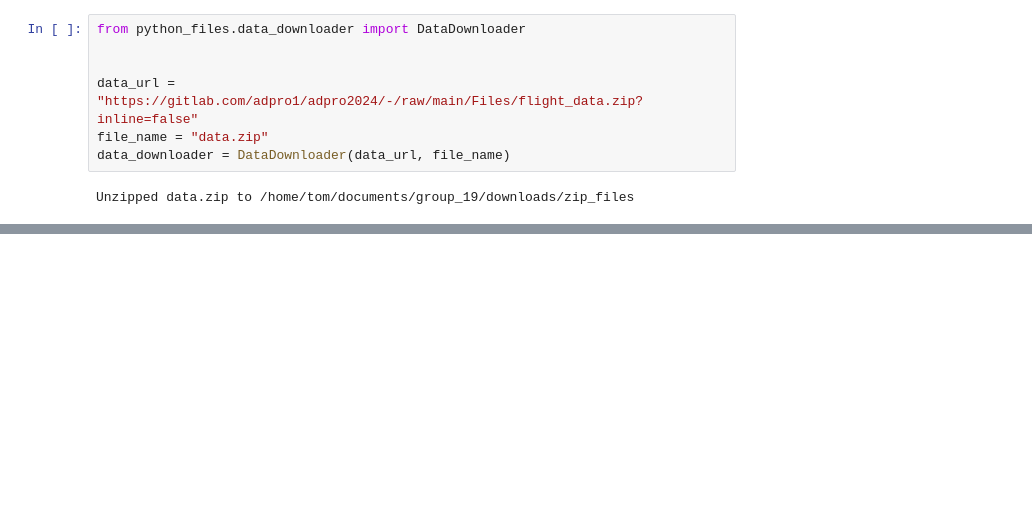
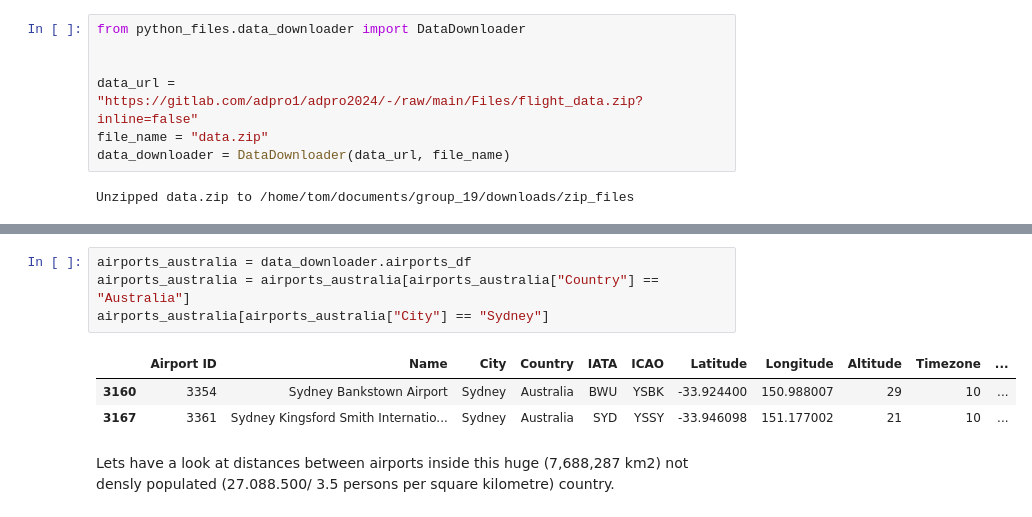
Before and after one commit to BenjaminSchmidt2000/flight-predictor, a Jupyter notebook: Showcase_Notebook.ipynb, the cells around one changed output, grey strips where cells are left out. Saved outputs shown, nothing was run; the diff lists cells and outputs as text; blank space fills up the shorter version.

```diff
--- a/Showcase_Notebook.ipynb
+++ b/Showcase_Notebook.ipynb
@@ -29,0 +24,10 @@ IndexError: single positional indexer is out-of-bounds
+# %%
+airports_australia = data_downloader.airports_df
+airports_australia = airports_australia[airports_australia["Country"] == "Australia"]
+airports_australia[airports_australia["City"] == "Sydney"]
+# %% [output]
+|  | Airport ID | Name | City | Country | IATA | ICAO | Latitude | Longitude | Altitude | Timezone | ... |
+| 3160 | 3354 | Sydney Bankstown Airport | Sydney | Australia | BWU | YSBK | -33.924400 | 150.988007 | 29 | 10 | ... |
+| 3167 | 3361 | Sydney Kingsford Smith Internatio... | Sydney | Australia | SYD | YSSY | -33.946098 | 151.177002 | 21 | 10 | ... |
+# %% [markdown]
+Lets have a look at distances between airports inside this huge (7,688,287 km2) not densly populated (27.088.500/ 3.5 persons per square kilometre) country.
```
Also changed, not shown: parts of 9 cells of this notebook.
